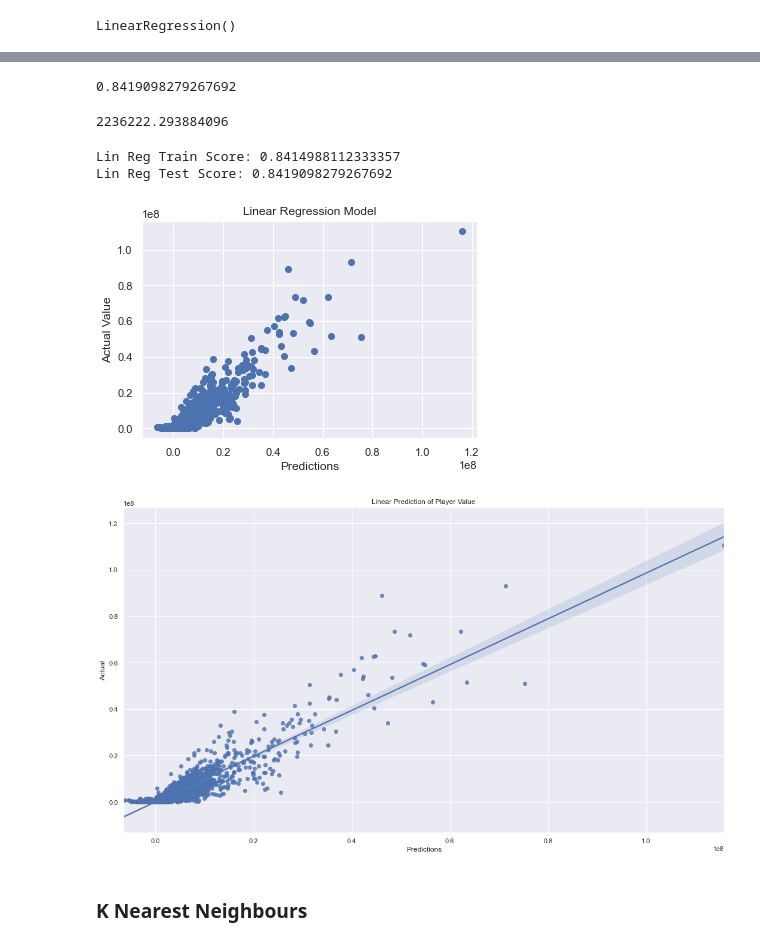
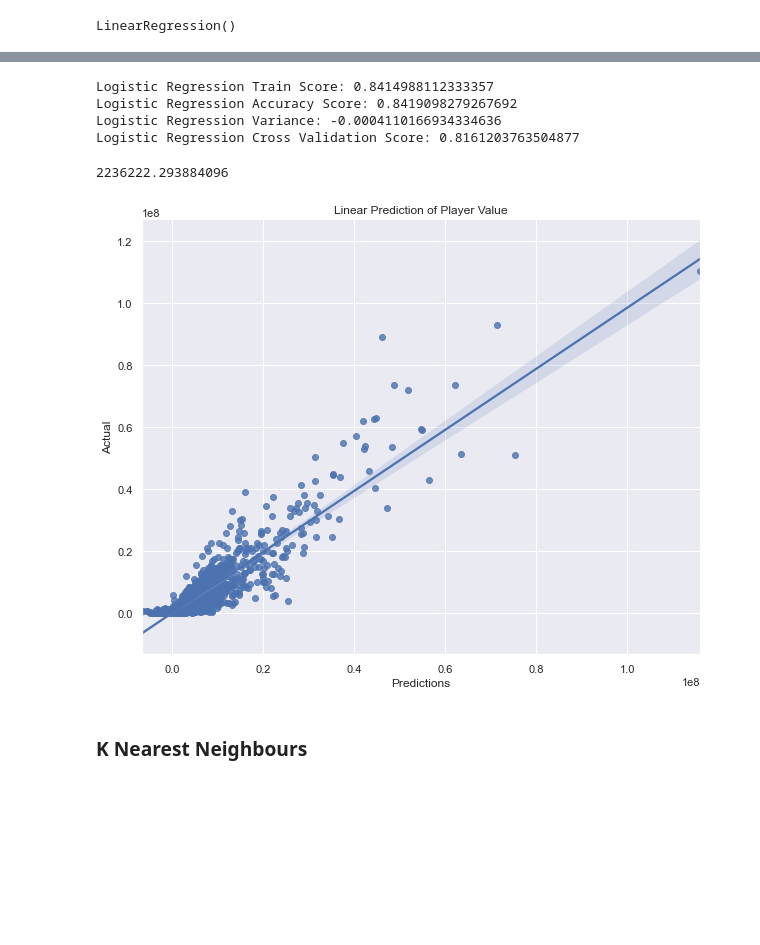
Before and after one commit to edwardedishire/Capstone-Project, a Jupyter notebook: code/(2) Modeling.ipynb, the cells around one changed output, grey strips where cells are left out. Saved outputs shown, nothing was run; the diff lists cells and outputs as text; code cells hidden in the pictures; blank space fills up the shorter version.

```diff
--- a/code/(2) Modeling.ipynb
+++ b/code/(2) Modeling.ipynb
@@ -231,10 +225,24 @@ cross_val_score(lr, X_train, y_train, cv=3).mean()
-# %%
-# Prediction
-pred_lr = lr.predict(X_test)
-lr_r2 = metrics.r2_score(y_test, pred_lr)
-lr_r2
-# %% [output]
-0.8419098279267692
+# %%
+# Generating scores
+train_lr = lr.score(X_train, y_train)
+print(f'Logistic Regression Train Score:', train_lr)
+
+#pred_lr = lr.predict(X_test)
+#pred_lr = lr.predict(X_test)
+#lr_r2 = metrics.r2_score(y_test, pred_lr)
+#lr_r2
+
+accuracy_lr = lr.score(X_test, y_test)
+print(f'Logistic Regression Accuracy Score:', accuracy_lr)
+var_lr = train_lr - accuracy_lr
+print(f'Logistic Regression Variance:', var_lr)
+crossval_lr = cross_val_score(lr, X_train, y_train, cv=3).mean()
+print(f'Logistic Regression Cross Validation Score:', crossval_lr)
+# %% [output]
+Logistic Regression Train Score: 0.8414988112333357
+Logistic Regression Accuracy Score: 0.8419098279267692
+Logistic Regression Variance: -0.0004110166934334636
+Logistic Regression Cross Validation Score: 0.8161203763504877
 # %%
 #np.sqrt(mean_squared_error(y_test, pred_lr))
 from sklearn.metrics import mean_squared_error
@@ -251,25 +254,13 @@ rmse
-# %%
-plt.scatter(pred_lr, y_test)
-plt.xlabel("Predictions")
-plt.ylabel("Actual Value")
-plt.title('Linear Regression Model')
-
-print("Lin Reg Train Score:", lr.score(X_train, y_train))
-print("Lin Reg Test Score:", lr.score(X_test, y_test))
-# %% [output]
-Lin Reg Train Score: 0.8414988112333357
-Lin Reg Test Score: 0.8419098279267692
-[figure, removed]
 # %%
 #Visualising the results
-plt.figure(figsize=(18,10))
+plt.figure(figsize=(10,8))
 sns.regplot(pred_lr,y_test)
 plt.xlabel('Predictions')
 plt.ylabel('Actual')
 plt.title("Linear Prediction of Player Value")
 plt.show()
 # %% [output]
-[figure, old version]
+[figure, new version]
 # %% [markdown]
 ### K Nearest Neighbours
 # %%
```
Also changed, not shown: parts of 21 cells of this notebook.
